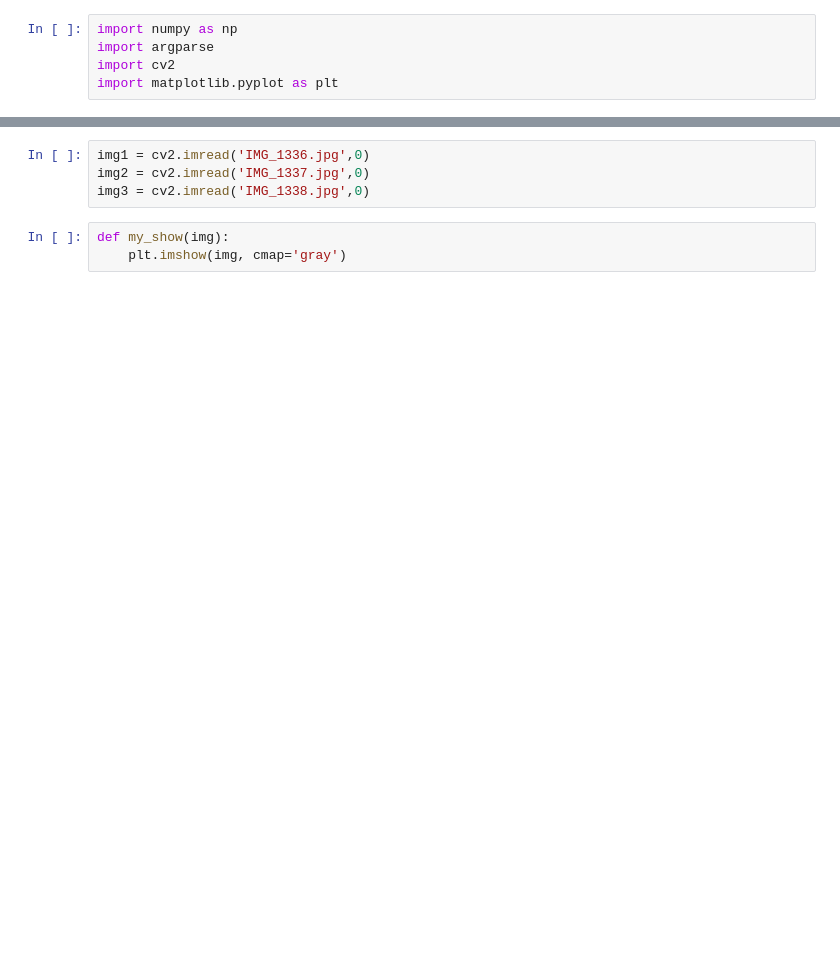
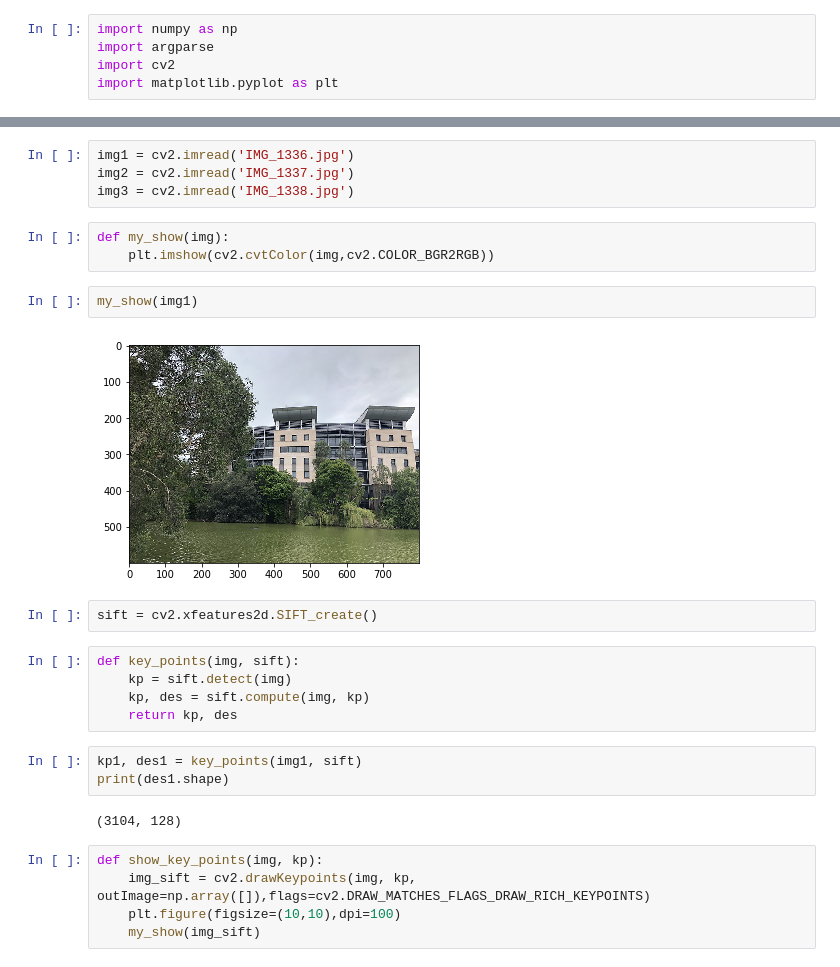
Before and after one commit to tobythy/ImageStitching, a Jupyter notebook: Image-Stitching.ipynb, the cells around one changed output, grey strips where cells are left out. Drawn from its saved outputs; the diff is of its cells as text; blank space fills up the shorter version.

Commit message:
sift

```diff
--- a/Image-Stitching.ipynb
+++ b/Image-Stitching.ipynb
@@ -71,7 +70,28 @@ print(cv2.__version__)
 # %%
-img1 = cv2.imread('IMG_1336.jpg',0)
-img2 = cv2.imread('IMG_1337.jpg',0)
-img3 = cv2.imread('IMG_1338.jpg',0)
+img1 = cv2.imread('IMG_1336.jpg')
+img2 = cv2.imread('IMG_1337.jpg')
+img3 = cv2.imread('IMG_1338.jpg')
 # %%
 def my_show(img):
-    plt.imshow(img, cmap='gray')
+    plt.imshow(cv2.cvtColor(img,cv2.COLOR_BGR2RGB))
+# %%
+my_show(img1)
+# %% [output]
+[figure, added]
+# %%
+sift = cv2.xfeatures2d.SIFT_create()
+# %%
+def key_points(img, sift):
+    kp = sift.detect(img)
+    kp, des = sift.compute(img, kp)
+    return kp, des
+# %%
+kp1, des1 = key_points(img1, sift)
+print(des1.shape)
+# %% [output]
+(3104, 128)
+# %%
+def show_key_points(img, kp):
+    img_sift = cv2.drawKeypoints(img, kp, outImage=np.array([]),flags=cv2.DRAW_MATCHES_FLAGS_DRAW_RICH_KEYPOINTS)
+    plt.figure(figsize=(10,10),dpi=100)
+    my_show(img_sift)
```
Also changed, not shown: parts of 8 cells of this notebook.
